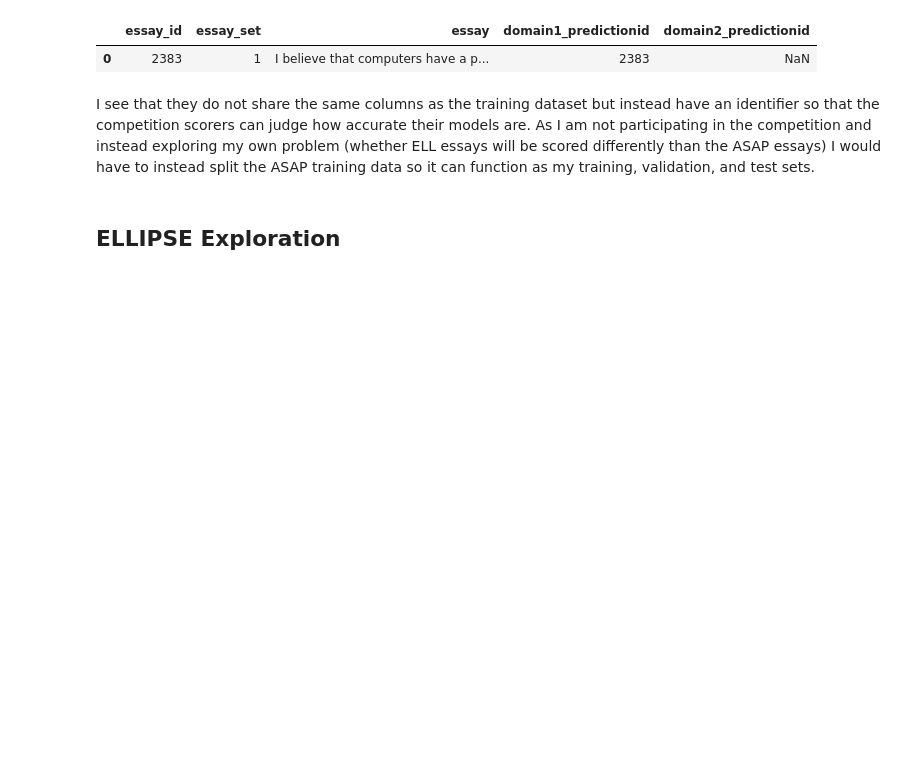
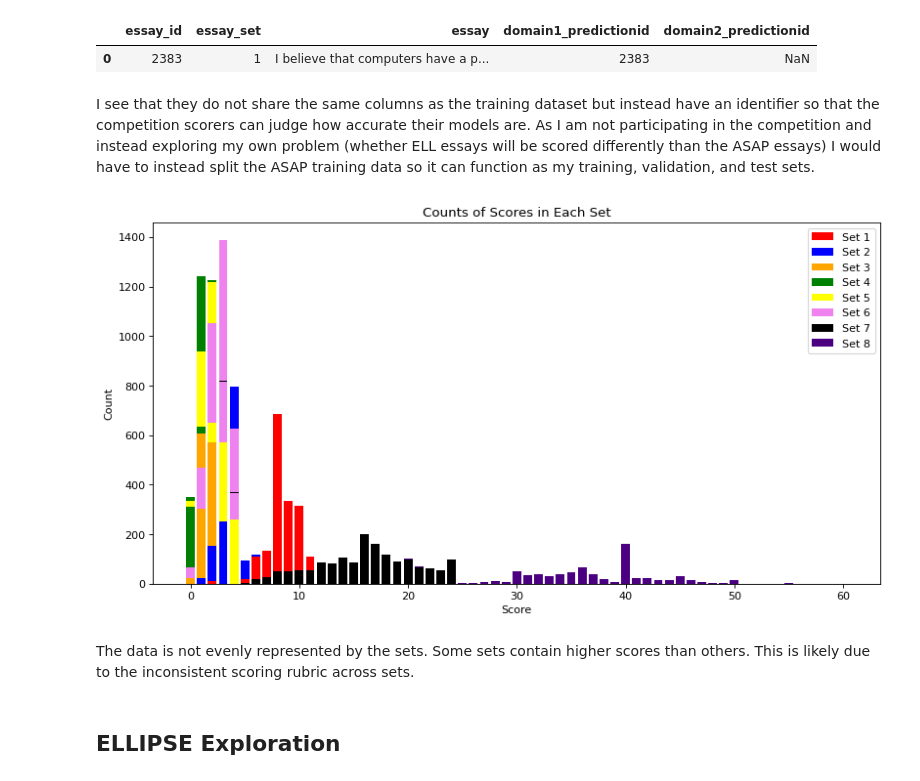
Before and after one commit to iris-lew/projects, a Jupyter notebook: project_006_AES/AES_1_data_exploration.ipynb, the cells around one changed output. Cells and saved outputs as stored; diff of their text form; code cells hidden in the pictures; blank space fills up the shorter version.

Commit message:
Added stacked bar of counts in 1, added models by set order, added read me

```diff
--- a/project_006_AES/AES_1_data_exploration.ipynb
+++ b/project_006_AES/AES_1_data_exploration.ipynb
@@ -347,6 +347,73 @@ asap_test.head(1)
 | 0 | 2383 | 1 | I believe that computers have a p... | 2383 | NaN |
 # %% [markdown]
 I see that they do not share the same columns as the training dataset but instead have an identifier so that the competition scorers can judge how accurate their models are. As I am not participating in the competition and instead exploring my own problem (whether ELL essays will be scored differently than the ASAP essays) I would have to instead split the ASAP training data so it can function as my training, validation, and test sets.
+# %%
+# stacked bar chart of counts of domain1_score. colors are the essay_set.
+set1_counts = asap_train[asap_train["essay_set"]==1]["domain1_score"].value_counts(dropna=False).reset_index()
+set2_counts = asap_train[asap_train["essay_set"]==2]["domain1_score"].value_counts(dropna=False).reset_index()
+set3_counts = asap_train[asap_train["essay_set"]==3]["domain1_score"].value_counts(dropna=False).reset_index()
+set4_counts = asap_train[asap_train["essay_set"]==4]["domain1_score"].value_counts(dropna=False).reset_index()
+set5_counts = asap_train[asap_train["essay_set"]==5]["domain1_score"].value_counts(dropna=False).reset_index()
+set6_counts = asap_train[asap_train["essay_set"]==6]["domain1_score"].value_counts(dropna=False).reset_index()
+set7_counts = asap_train[asap_train["essay_set"]==7]["domain1_score"].value_counts(dropna=False).reset_index()
+set8_counts = asap_train[asap_train["essay_set"]==8]["domain1_score"].value_counts(dropna=False).reset_index()
+
+possible_scores = range(0,61,1)
+use = pd.DataFrame(possible_scores, columns=["score"])
+
+set1 = use.merge(set1_counts, how="left", left_on=["score"], right_on=["domain1_score"])
+set1.fillna(0, inplace=True)
+
+set2 = use.merge(set2_counts, how="left", left_on=["score"], right_on=["domain1_score"])
+set2.fillna(0, inplace=True)
+
+set3 = use.merge(set3_counts, how="left", left_on=["score"], right_on=["domain1_score"])
+set3.fillna(0, inplace=True)
+
+set4 = use.merge(set4_counts, how="left", left_on=["score"], right_on=["domain1_score"])
+set4.fillna(0, inplace=True)
+
+set5 = use.merge(set5_counts, how="left", left_on=["score"], right_on=["domain1_score"])
+set5.fillna(0, inplace=True)
+
+set6 = use.merge(set6_counts, how="left", left_on=["score"], right_on=["domain1_score"])
+set6.fillna(0, inplace=True)
+
+set7 = use.merge(set7_counts, how="left", left_on=["score"], right_on=["domain1_score"])
+set7.fillna(0, inplace=True)
+
+set8 = use.merge(set8_counts, how="left", left_on=["score"], right_on=["domain1_score"])
+set8.fillna(0, inplace=True)
+
+
+x = set1["score"]
+y1 = set1["count"]
+y2 = set2["count"]
+y3 = set3["count"]
+y4 = set4["count"]
+y5 = set5["count"]
+y6 = set6["count"]
+y7 = set7["count"]
+y8 = set8["count"]
+
+plt.figure(figsize=(12, 6), dpi=80)
+plt.bar(x, y1, color='r', label="Set 1")
+plt.bar(x, y2, bottom=y1, color='b', label="Set 2")
+plt.bar(x, y3, bottom=y2, color='orange', label="Set 3")
+plt.bar(x, y4, bottom=y3, color='green', label="Set 4")
+plt.bar(x, y5, bottom=y4, color='yellow', label="Set 5")
+plt.bar(x, y6, bottom=y5, color='violet', label="Set 6")
+plt.bar(x, y7, bottom=y6, color='black', label="Set 7")
+plt.bar(x, y8, bottom=y7, color='indigo', label="Set 8")
+plt.legend(loc='upper right')
+plt.title("Counts of Scores in Each Set")
+plt.xlabel('Score')
+plt.ylabel('Count')
+plt.show()
+# %% [output]
+[figure, added]
+# %% [markdown]
+The data is not evenly represented by the sets. Some sets contain higher scores than others. This is likely due to the inconsistent scoring rubric across sets.
 # %% [markdown]
 ## ELLIPSE Exploration
 # %% [markdown]
```
Also changed, not shown: parts of 5 cells of this notebook, 2 other files.
